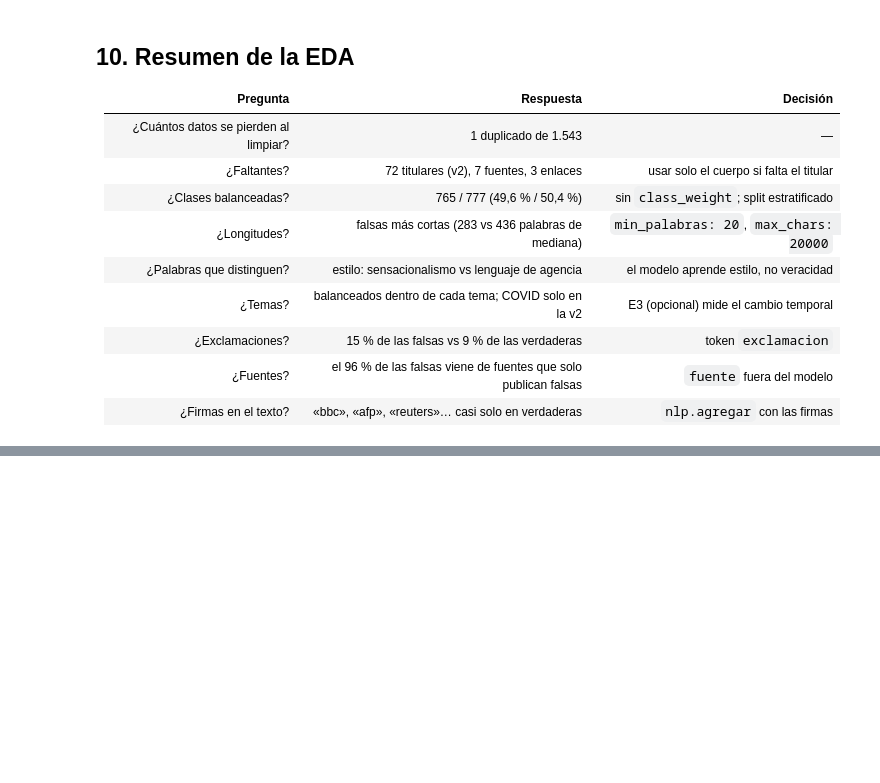
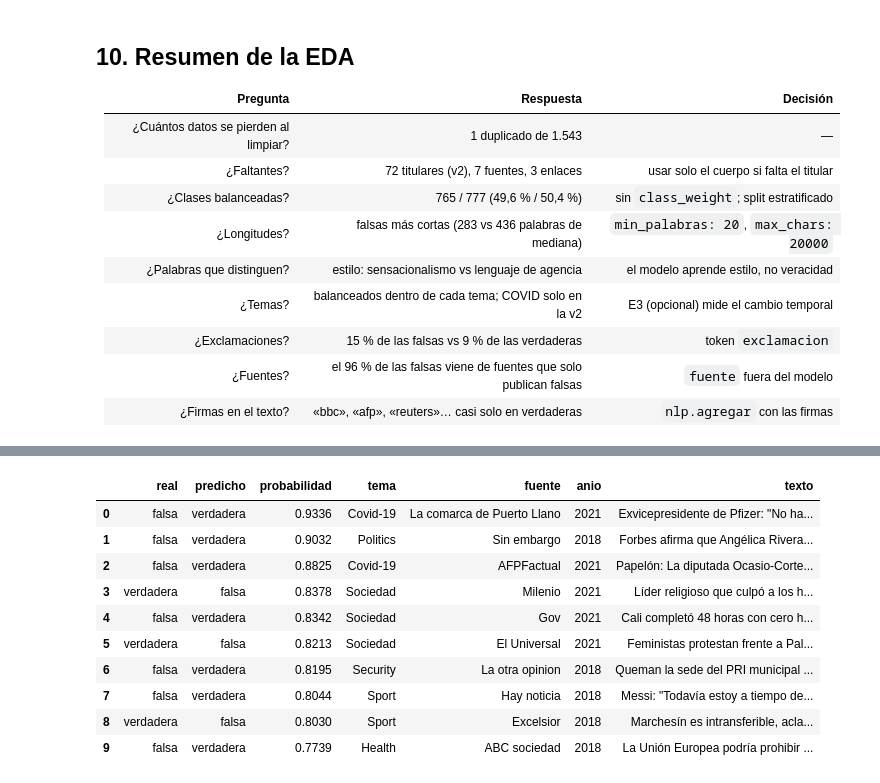
Before and after one commit to jairovargasfigueroa/analisis-sentimiento-resenas, a Jupyter notebook: notebooks/01_eda.ipynb, the cells around one changed output, grey strips where cells are left out. Cells and saved outputs as stored; diff of their text form; code cells hidden in the pictures; blank space fills up the shorter version.

```diff
--- a/notebooks/01_eda.ipynb
+++ b/notebooks/01_eda.ipynb
@@ -447,0 +584,16 @@ Es una línea en `params.yaml`; con eso la spec 10 queda cubierta y los experime
+# %%
+errores = pd.DataFrame(metricas["errores_ejemplo"])
+pd.set_option("display.max_colwidth", 160)
+errores[["real", "predicho", "probabilidad", "tema", "fuente", "anio", "texto"]]
+# %% [output]
+|  | real | predicho | probabilidad | tema | fuente | anio | texto |
+| 0 | falsa | verdadera | 0.9336 | Covid-19 | La comarca de Puerto Llano | 2021 | Exvicepresidente de Pﬁzer: "No ha... |
+| 1 | falsa | verdadera | 0.9032 | Politics | Sin embargo | 2018 | Forbes afirma que Angélica Rivera... |
+| 2 | falsa | verdadera | 0.8825 | Covid-19 | AFPFactual | 2021 | Papelón: La diputada Ocasio-Corte... |
+| 3 | verdadera | falsa | 0.8378 | Sociedad | Milenio | 2021 | Líder religioso que culpó a los h... |
+| 4 | falsa | verdadera | 0.8342 | Sociedad | Gov | 2021 | Cali completó 48 horas con cero h... |
+| 5 | verdadera | falsa | 0.8213 | Sociedad | El Universal | 2021 | Feministas protestan frente a Pal... |
+| 6 | falsa | verdadera | 0.8195 | Security | La otra opinion | 2018 | Queman la sede del PRI municipal ... |
+| 7 | falsa | verdadera | 0.8044 | Sport | Hay noticia | 2018 | Messi: "Todavía estoy a tiempo de... |
+| 8 | verdadera | falsa | 0.8030 | Sport | Excelsior | 2018 | Marchesín es intransferible, acla... |
+| 9 | falsa | verdadera | 0.7739 | Health | ABC sociedad | 2018 | La Unión Europea podría prohibir ... |
```
Also changed, not shown: parts of 20 cells of this notebook.
